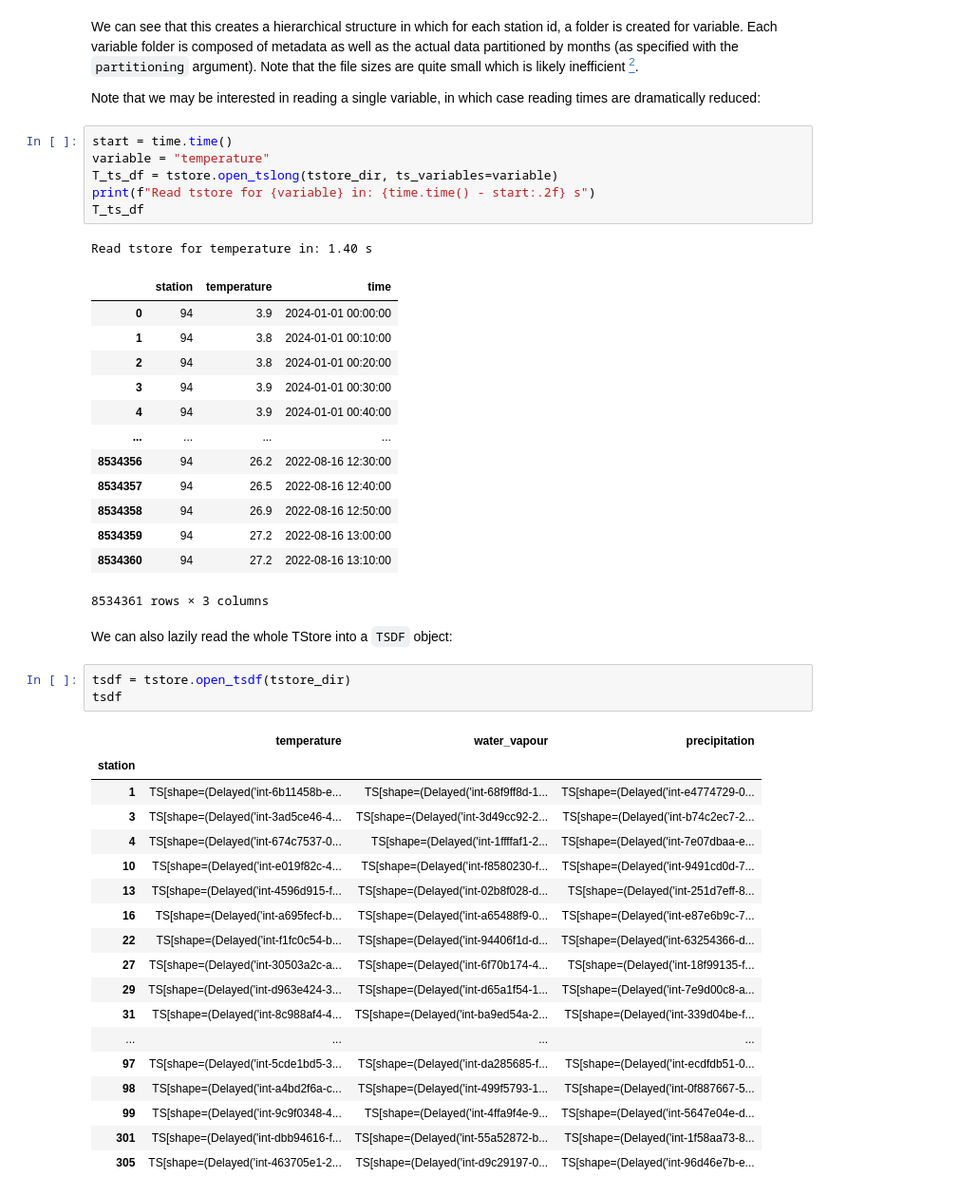
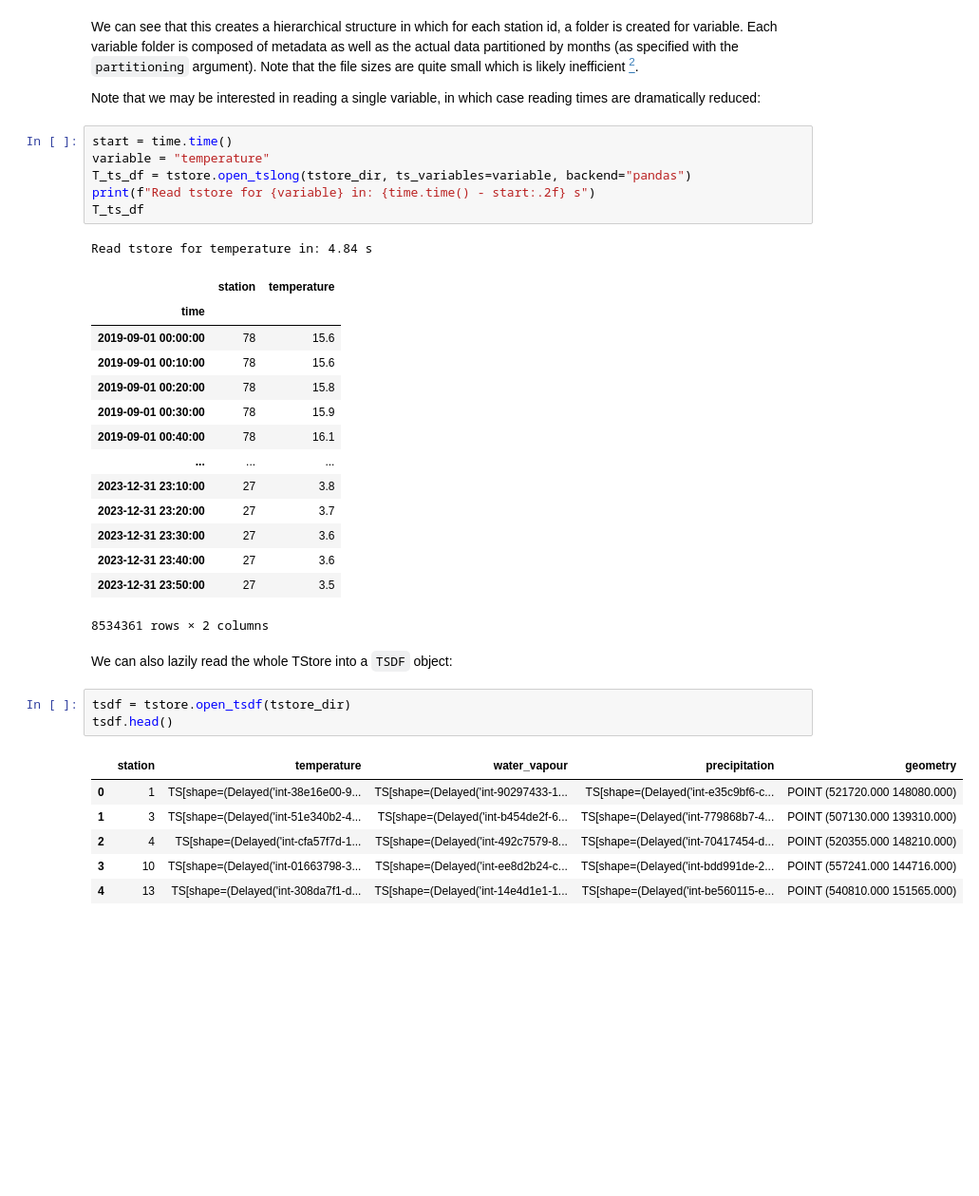
Before and after one commit to ltelab/tstore, a Jupyter notebook: tutorials/01-your-first-tstore.ipynb, the cells around one changed output. Shown at 95% size. Drawn from its saved outputs; the diff is of its cells as text; blank space fills up the shorter version.

Commit message:
feat: update your-first-tstore tutorial

```diff
--- a/tutorials/01-your-first-tstore.ipynb
+++ b/tutorials/01-your-first-tstore.ipynb
@@ -192,46 +203,35 @@ Note that we may be interested in reading a single variable, in which case readi
 # %%
 start = time.time()
 variable = "temperature"
-T_ts_df = tstore.open_tslong(tstore_dir, ts_variables=variable)
+T_ts_df = tstore.open_tslong(tstore_dir, ts_variables=variable, backend="pandas")
 print(f"Read tstore for {variable} in: {time.time() - start:.2f} s")
 T_ts_df
 # %% [output]
-Read tstore for temperature in: 1.40 s
+Read tstore for temperature in: 4.84 s
-|  | station | temperature | time |
-| 0 | 94 | 3.9 | 2024-01-01 00:00:00 |
-| 1 | 94 | 3.8 | 2024-01-01 00:10:00 |
-| 2 | 94 | 3.8 | 2024-01-01 00:20:00 |
-| 3 | 94 | 3.9 | 2024-01-01 00:30:00 |
-| 4 | 94 | 3.9 | 2024-01-01 00:40:00 |
-| ... | ... | ... | ... |
-| 8534356 | 94 | 26.2 | 2022-08-16 12:30:00 |
-| 8534357 | 94 | 26.5 | 2022-08-16 12:40:00 |
-| 8534358 | 94 | 26.9 | 2022-08-16 12:50:00 |
-| 8534359 | 94 | 27.2 | 2022-08-16 13:00:00 |
-| 8534360 | 94 | 27.2 | 2022-08-16 13:10:00 |
+|  | station | temperature |
+| time |  |  |
+| 2019-09-01 00:00:00 | 78 | 15.6 |
+| 2019-09-01 00:10:00 | 78 | 15.6 |
+| 2019-09-01 00:20:00 | 78 | 15.8 |
+| 2019-09-01 00:30:00 | 78 | 15.9 |
+| 2019-09-01 00:40:00 | 78 | 16.1 |
+| ... | ... | ... |
+| 2023-12-31 23:10:00 | 27 | 3.8 |
+| 2023-12-31 23:20:00 | 27 | 3.7 |
+| 2023-12-31 23:30:00 | 27 | 3.6 |
+| 2023-12-31 23:40:00 | 27 | 3.6 |
+| 2023-12-31 23:50:00 | 27 | 3.5 |
-8534361 rows × 3 columns
+8534361 rows × 2 columns
 # %% [markdown]
 We can also lazily read the whole TStore into a `TSDF` object:
 # %%
 tsdf = tstore.open_tsdf(tstore_dir)
-tsdf
+tsdf.head()
 # %% [output]
-|  | temperature | water_vapour | precipitation |
-| station |  |  |  |
-| 1 | TS[shape=(Delayed('int-6b11458b-e... | TS[shape=(Delayed('int-68f9ff8d-1... | TS[shape=(Delayed('int-e4774729-0... |
-| 3 | TS[shape=(Delayed('int-3ad5ce46-4... | TS[shape=(Delayed('int-3d49cc92-2... | TS[shape=(Delayed('int-b74c2ec7-2... |
-| 4 | TS[shape=(Delayed('int-674c7537-0... | TS[shape=(Delayed('int-1ffffaf1-2... | TS[shape=(Delayed('int-7e07dbaa-e... |
-| 10 | TS[shape=(Delayed('int-e019f82c-4... | TS[shape=(Delayed('int-f8580230-f... | TS[shape=(Delayed('int-9491cd0d-7... |
-| 13 | TS[shape=(Delayed('int-4596d915-f... | TS[shape=(Delayed('int-02b8f028-d... | TS[shape=(Delayed('int-251d7eff-8... |
-| 16 | TS[shape=(Delayed('int-a695fecf-b... | TS[shape=(Delayed('int-a65488f9-0... | TS[shape=(Delayed('int-e87e6b9c-7... |
-| 22 | TS[shape=(Delayed('int-f1fc0c54-b... | TS[shape=(Delayed('int-94406f1d-d... | TS[shape=(Delayed('int-63254366-d... |
-| 27 | TS[shape=(Delayed('int-30503a2c-a... | TS[shape=(Delayed('int-6f70b174-4... | TS[shape=(Delayed('int-18f99135-f... |
-| 29 | TS[shape=(Delayed('int-d963e424-3... | TS[shape=(Delayed('int-d65a1f54-1... | TS[shape=(Delayed('int-7e9d00c8-a... |
-| 31 | TS[shape=(Delayed('int-8c988af4-4... | TS[shape=(Delayed('int-ba9ed54a-2... | TS[shape=(Delayed('int-339d04be-f... |
-| ... | ... | ... | ... |
-| 97 | TS[shape=(Delayed('int-5cde1bd5-3... | TS[shape=(Delayed('int-da285685-f... | TS[shape=(Delayed('int-ecdfdb51-0... |
-| 98 | TS[shape=(Delayed('int-a4bd2f6a-c... | TS[shape=(Delayed('int-499f5793-1... | TS[shape=(Delayed('int-0f887667-5... |
-| 99 | TS[shape=(Delayed('int-9c9f0348-4... | TS[shape=(Delayed('int-4ffa9f4e-9... | TS[shape=(Delayed('int-5647e04e-d... |
-| 301 | TS[shape=(Delayed('int-dbb94616-f... | TS[shape=(Delayed('int-55a52872-b... | TS[shape=(Delayed('int-1f58aa73-8... |
-| 305 | TS[shape=(Delayed('int-463705e1-2... | TS[shape=(Delayed('int-d9c29197-0... | TS[shape=(Delayed('int-96d46e7b-e... |
+|  | station | temperature | water_vapour | precipitation | geometry |
+| 0 | 1 | TS[shape=(Delayed('int-38e16e00-9... | TS[shape=(Delayed('int-90297433-1... | TS[shape=(Delayed('int-e35c9bf6-c... | POINT (521720.000 148080.000) |
+| 1 | 3 | TS[shape=(Delayed('int-51e340b2-4... | TS[shape=(Delayed('int-b454de2f-6... | TS[shape=(Delayed('int-779868b7-4... | POINT (507130.000 139310.000) |
+| 2 | 4 | TS[shape=(Delayed('int-cfa57f7d-1... | TS[shape=(Delayed('int-492c7579-8... | TS[shape=(Delayed('int-70417454-d... | POINT (520355.000 148210.000) |
+| 3 | 10 | TS[shape=(Delayed('int-01663798-3... | TS[shape=(Delayed('int-ee8d2b24-c... | TS[shape=(Delayed('int-bdd991de-2... | POINT (557241.000 144716.000) |
+| 4 | 13 | TS[shape=(Delayed('int-308da7f1-d... | TS[shape=(Delayed('int-14e4d1e1-1... | TS[shape=(Delayed('int-be560115-e... | POINT (540810.000 151565.000) |
 # %% [markdown]
```
Also changed, not shown: parts of 12 cells of this notebook.
